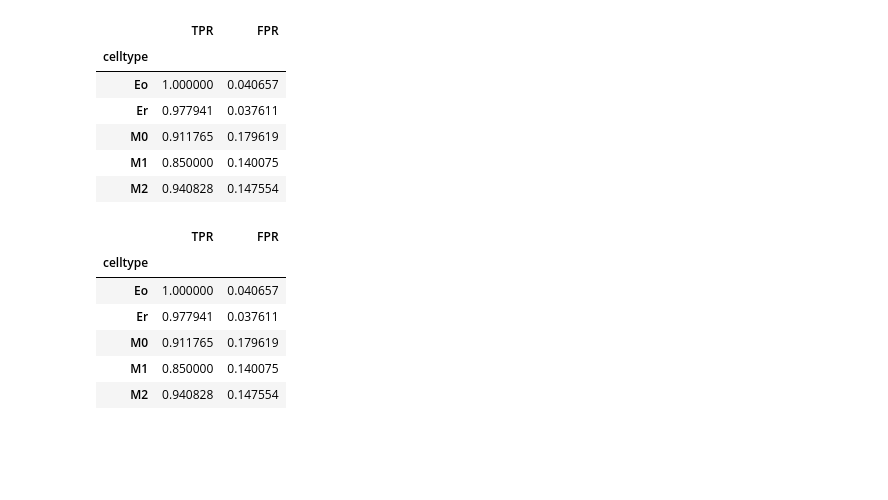
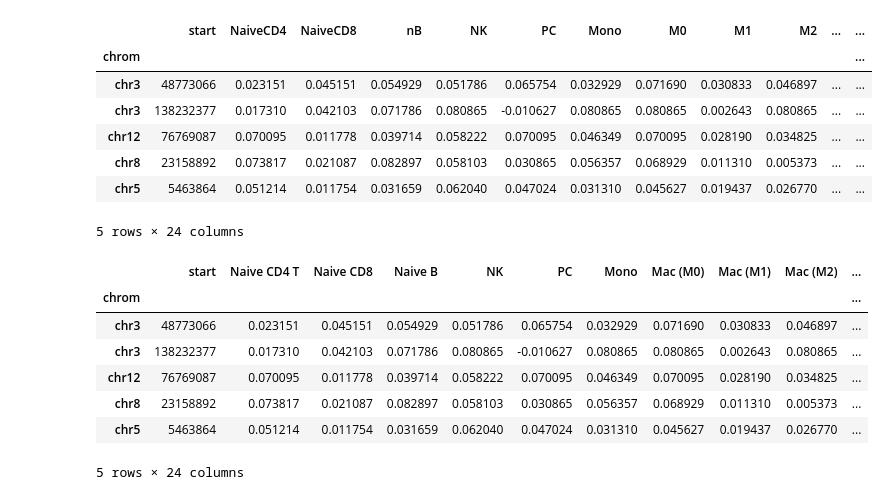
Before and after one commit to Irfanwustl/Research_code, a Jupyter notebook: support/renamecelltype/rename_celltype_ctascolnames.ipynb, the cells around one changed output. Saved outputs shown, nothing was run; the diff lists cells and outputs as text; code cells hidden in the pictures; blank space fills up the shorter version.

```diff
--- a/support/renamecelltype/rename_celltype_ctascolnames.ipynb
+++ b/support/renamecelltype/rename_celltype_ctascolnames.ipynb
@@ -1,21 +1,22 @@
 # %%
 import pandas as pd
-infile='/Users/irffanalahi/Research/Research_update/SoftRD/largerEXP/BL22genepromdelta.7/insilico/training/bestrefperfforTEST/ROC_plots/BL22_binned/troubleshooting/finalize/finalize2/BL22_genepromSM_0.7.txt_TRAININGbestref.txt_result_dupindex_binnedstats.pkl_optCutpoint_TPR_FPR.txt'
+infile='/Users/irffanalahi/Research/Research_update/SoftRD/hashtable_stats/BL22/moreSM/Thebestref/heatmaps/deltaheat/BL22_genepromSM_0.7.txt_TRAININGbestref.txt_withmincol_prepareforheat.txt'
 
 
 
 ##cell type as index###
 
 indf=pd.read_csv(infile,sep="\t",index_col=0)
 indf.head()
 # %% [output]
-|  | TPR | FPR |
-| celltype |  |  |
-| Eo | 1.000000 | 0.040657 |
-| Er | 0.977941 | 0.037611 |
-| M0 | 0.911765 | 0.179619 |
-| M1 | 0.850000 | 0.140075 |
-| M2 | 0.940828 | 0.147554 |
+|  | start | NaiveCD4 | NaiveCD8 | nB | NK | PC | Mono | M0 | M1 | M2 | ... | ... |
+| chrom |  |  |  |  |  |  |  |  |  |  |  | ... |
+| chr3 | 48773066 | 0.023151 | 0.045151 | 0.054929 | 0.051786 | 0.065754 | 0.032929 | 0.071690 | 0.030833 | 0.046897 | ... | ... |
+| chr3 | 138232377 | 0.017310 | 0.042103 | 0.071786 | 0.080865 | -0.010627 | 0.080865 | 0.080865 | 0.002643 | 0.080865 | ... | ... |
+| chr12 | 76769087 | 0.070095 | 0.011778 | 0.039714 | 0.058222 | 0.070095 | 0.046349 | 0.070095 | 0.028190 | 0.034825 | ... | ... |
+| chr8 | 23158892 | 0.073817 | 0.021087 | 0.082897 | 0.058103 | 0.030865 | 0.056357 | 0.068929 | 0.011310 | 0.005373 | ... | ... |
+| chr5 | 5463864 | 0.051214 | 0.011754 | 0.031659 | 0.062040 | 0.047024 | 0.031310 | 0.045627 | 0.019437 | 0.026770 | ... | ... |
+5 rows × 24 columns
 # %%
 standardnamedict={"M0":"Mac (M0)","M1":"Mac (M1)","M2":"Mac (M2)","NaiveCD4":"Naive CD4 T","NaiveCD8":"Naive CD8","CD4": "Naive CD4", "CD8": "Naive CD8 T","mB":"Memory B",'Mn':'Mono','CD14':'Mono','CD19':'B Cell','nB':'Naive B','PC':'PC','cm8':'CD8 TCM','em8':'CD8 TEM','m8':'CD8 memory','ed8':'CD8 TEMRA','cm4':'CD4 TCM','em4':'CD4 TEM','m4':'CD4 memory','mNeu':'PMN','Eo':'Eosinophil','Tr':'Tregs','Mg':'Megakaryocyte','Er':'Erythrocyte'}
 # %%
@@ -23,12 +24,13 @@ outdf=indf.copy()
 outdf.rename(columns=standardnamedict,inplace=True)
 outdf.head()
 # %% [output]
-|  | TPR | FPR |
-| celltype |  |  |
-| Eo | 1.000000 | 0.040657 |
-| Er | 0.977941 | 0.037611 |
-| M0 | 0.911765 | 0.179619 |
-| M1 | 0.850000 | 0.140075 |
-| M2 | 0.940828 | 0.147554 |
+|  | start | Naive CD4 T | Naive CD8 | Naive B | NK | PC | Mono | Mac (M0) | Mac (M1) | Mac (M2) | ... |
+| chrom |  |  |  |  |  |  |  |  |  |  | ... |
+| chr3 | 48773066 | 0.023151 | 0.045151 | 0.054929 | 0.051786 | 0.065754 | 0.032929 | 0.071690 | 0.030833 | 0.046897 | ... |
+| chr3 | 138232377 | 0.017310 | 0.042103 | 0.071786 | 0.080865 | -0.010627 | 0.080865 | 0.080865 | 0.002643 | 0.080865 | ... |
+| chr12 | 76769087 | 0.070095 | 0.011778 | 0.039714 | 0.058222 | 0.070095 | 0.046349 | 0.070095 | 0.028190 | 0.034825 | ... |
+| chr8 | 23158892 | 0.073817 | 0.021087 | 0.082897 | 0.058103 | 0.030865 | 0.056357 | 0.068929 | 0.011310 | 0.005373 | ... |
+| chr5 | 5463864 | 0.051214 | 0.011754 | 0.031659 | 0.062040 | 0.047024 | 0.031310 | 0.045627 | 0.019437 | 0.026770 | ... |
+5 rows × 24 columns
 # %%
 outdf.to_csv(infile+"_ctrename.txt",sep="\t")
```
Also changed, not shown: 9 other files.
